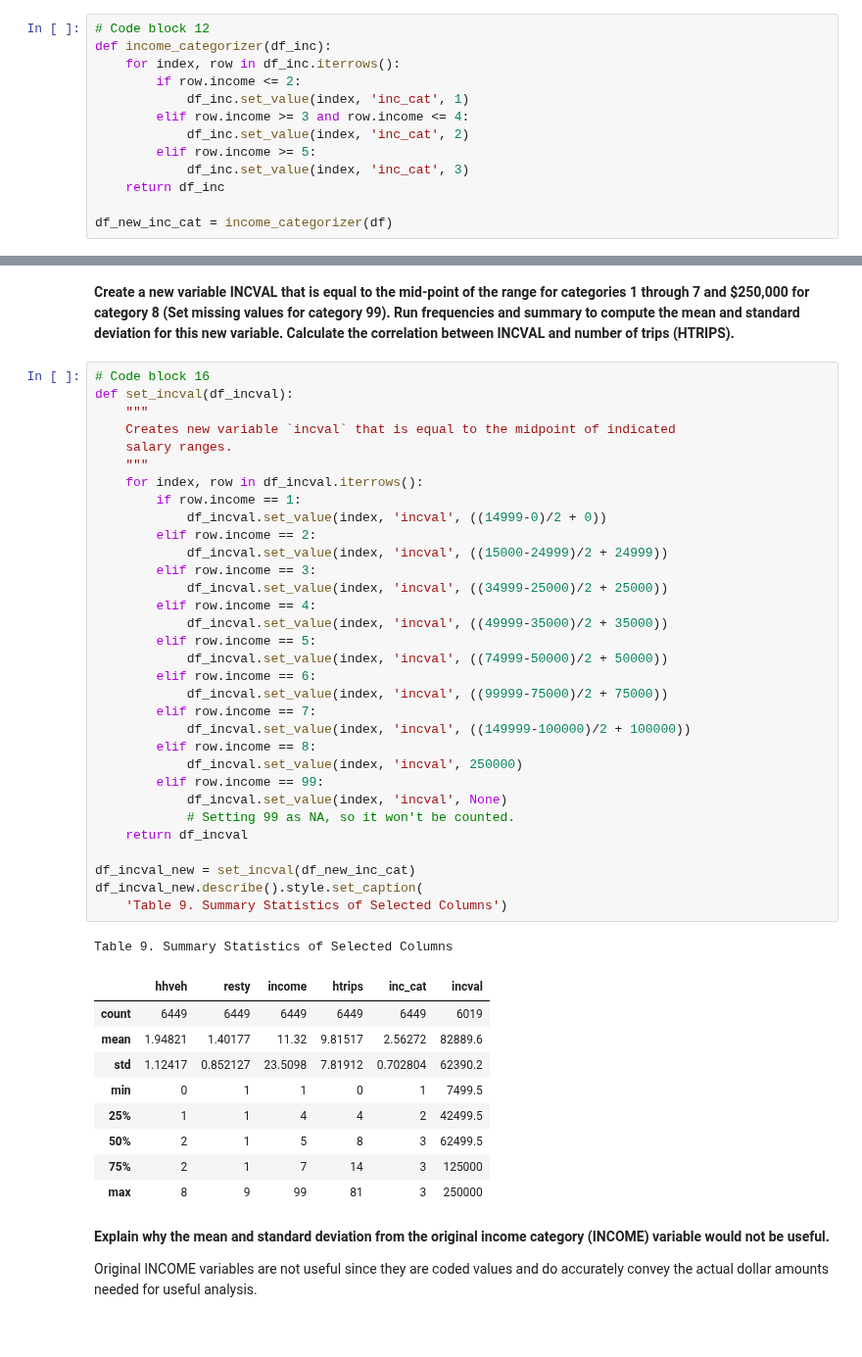
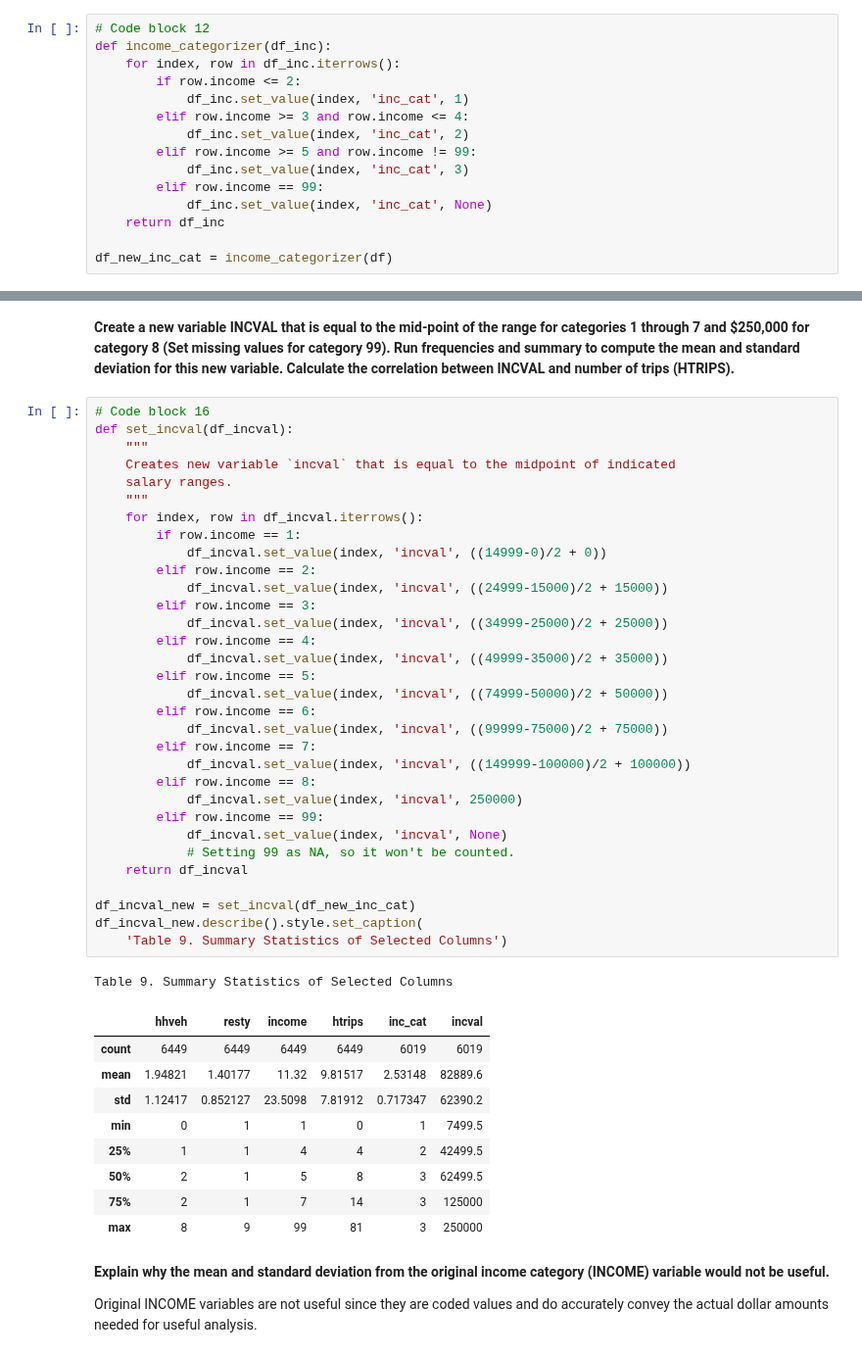
Before and after one commit to saashimi/USP_587, a Jupyter notebook: hw1.ipynb, the cells around one changed output, grey strips where cells are left out. Shown at 98% size. Drawn from its saved outputs; the diff is of its cells as text.

```diff
--- a/hw1.ipynb
+++ b/hw1.ipynb
@@ -215,8 +213,10 @@ def income_categorizer(df_inc):
             df_inc.set_value(index, 'inc_cat', 1)
         elif row.income >= 3 and row.income <= 4:
             df_inc.set_value(index, 'inc_cat', 2)
-        elif row.income >= 5:
+        elif row.income >= 5 and row.income != 99:
             df_inc.set_value(index, 'inc_cat', 3)
+        elif row.income == 99:
+            df_inc.set_value(index, 'inc_cat', None)
     return df_inc
 
 df_new_inc_cat = income_categorizer(df)
@@ -257,37 +257,37 @@ def set_incval(df_incval):
     Creates new variable `incval` that is equal to the midpoint of indicated
     salary ranges.
     """
     for index, row in df_incval.iterrows():
         if row.income == 1:
             df_incval.set_value(index, 'incval', ((14999-0)/2 + 0))
         elif row.income == 2:
-            df_incval.set_value(index, 'incval', ((15000-24999)/2 + 24999))
+            df_incval.set_value(index, 'incval', ((24999-15000)/2 + 15000))
         elif row.income == 3:
             df_incval.set_value(index, 'incval', ((34999-25000)/2 + 25000))
         elif row.income == 4:
             df_incval.set_value(index, 'incval', ((49999-35000)/2 + 35000))
         elif row.income == 5:
             df_incval.set_value(index, 'incval', ((74999-50000)/2 + 50000))
         elif row.income == 6:
             df_incval.set_value(index, 'incval', ((99999-75000)/2 + 75000))
         elif row.income == 7:
             df_incval.set_value(index, 'incval', ((149999-100000)/2 + 100000))
         elif row.income == 8:
             df_incval.set_value(index, 'incval', 250000)
         elif row.income == 99:
             df_incval.set_value(index, 'incval', None)
             # Setting 99 as NA, so it won't be counted.
     return df_incval
 
 df_incval_new = set_incval(df_new_inc_cat)
 df_incval_new.describe().style.set_caption(
     'Table 9. Summary Statistics of Selected Columns')
 # %% [output]
 Table 9. Summary Statistics of Selected Columns
 |  | hhveh | resty | income | htrips | inc_cat | incval |
-| count | 6449 | 6449 | 6449 | 6449 | 6449 | 6019 |
-| mean | 1.94821 | 1.40177 | 11.32 | 9.81517 | 2.56272 | 82889.6 |
-| std | 1.12417 | 0.852127 | 23.5098 | 7.81912 | 0.702804 | 62390.2 |
+| count | 6449 | 6449 | 6449 | 6449 | 6019 | 6019 |
+| mean | 1.94821 | 1.40177 | 11.32 | 9.81517 | 2.53148 | 82889.6 |
+| std | 1.12417 | 0.852127 | 23.5098 | 7.81912 | 0.717347 | 62390.2 |
 | min | 0 | 1 | 1 | 0 | 1 | 7499.5 |
 | 25% | 1 | 1 | 4 | 4 | 2 | 42499.5 |
 | 50% | 2 | 1 | 5 | 8 | 3 | 62499.5 |
```
Also changed, not shown: parts of 13 cells of this notebook.
